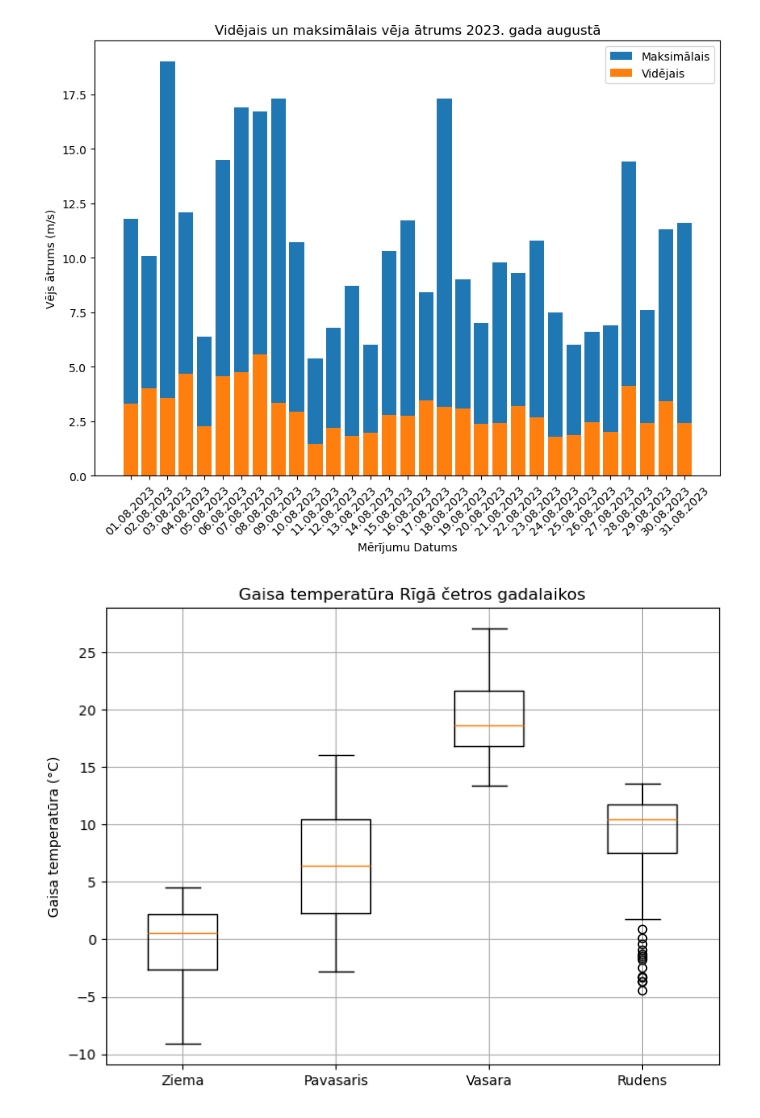
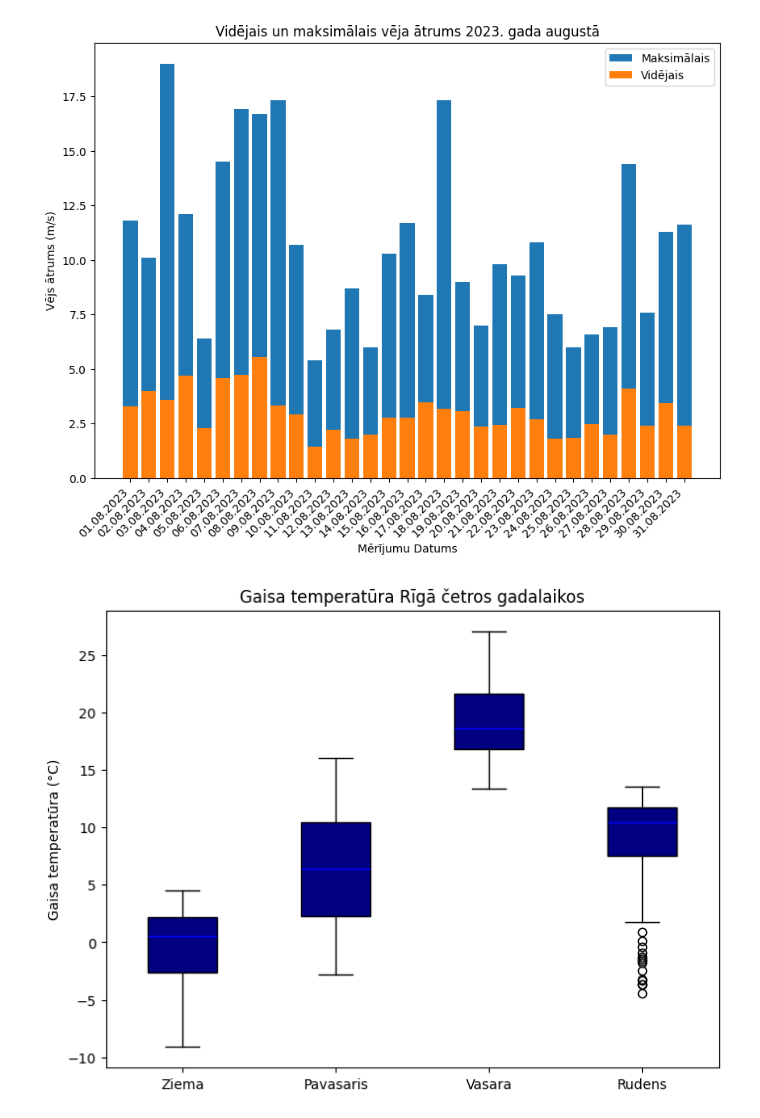
Before and after one commit to GunarsA/LU-PPP-Md, a Jupyter notebook: Md2/md2.ipynb, the cells around one changed output. Drawn from its saved outputs; the diff is of its cells as text; code cells hidden in the pictures.

```diff
--- a/Md2/md2.ipynb
+++ b/Md2/md2.ipynb
@@ -17,10 +17,10 @@ plt.xlabel("Mērījumu Datums")
 plt.ylabel("Vējs ātrums (m/s)")
 plt.title("Vidējais un maksimālais vēja ātrums 2023. gada augustā")
 plt.legend()
-plt.xticks(np.arange(len(dates)), dates, rotation=45)
+plt.xticks(np.arange(len(dates)), dates, rotation=45, ha='right')
 plt.show()
 # %% [output]
-[figure, old version]
+[figure, new version]
 # %%
 import pandas as pd
 import matplotlib.pyplot as plt
@@ -32,33 +32,38 @@ data[date_column] = pd.to_datetime(data[date_column], format='%d.%m.%Y')
 data.set_index(date_column, inplace=True)
 
 daily_avg_temps = data.mean(axis=1).to_frame()
 daily_avg_temps.index = pd.to_datetime(daily_avg_temps.index)
 daily_avg_temps['Month'] = daily_avg_temps.index.month
 
+
 def get_season(month):
     if 3 <= month <= 5:
         return 'Spring'
     elif 6 <= month <= 8:
         return 'Summer'
     elif 9 <= month <= 11:
         return 'Autumn'
     else:
         return 'Winter'
 
+
 daily_avg_temps['Season'] = daily_avg_temps['Month'].apply(get_season)
 
 seasonal_avg_temps = daily_avg_temps.groupby('Season').mean()
 
 plt.figure(figsize=(8, 6))
 plt.boxplot([daily_avg_temps[daily_avg_temps['Season'] == 'Winter'][0],
              daily_avg_temps[daily_avg_temps['Season'] == 'Spring'][0],
              daily_avg_temps[daily_avg_temps['Season'] == 'Summer'][0],
              daily_avg_temps[daily_avg_temps['Season'] == 'Autumn'][0]],
-            labels=['Ziema', 'Pavasaris', 'Vasara', 'Rudens'])
+            labels=['Ziema', 'Pavasaris', 'Vasara', 'Rudens'],
+            patch_artist=True,
+            boxprops=dict(facecolor='navy'),
+            medianprops=dict(color='blue'),
+            )
 
 plt.title('Gaisa temperatūra Rīgā četros gadalaikos')
 plt.ylabel('Gaisa temperatūra (°C)')
-plt.grid(True)
 plt.show()
 # %% [output]
-[figure, old version]
+[figure, new version]
```
